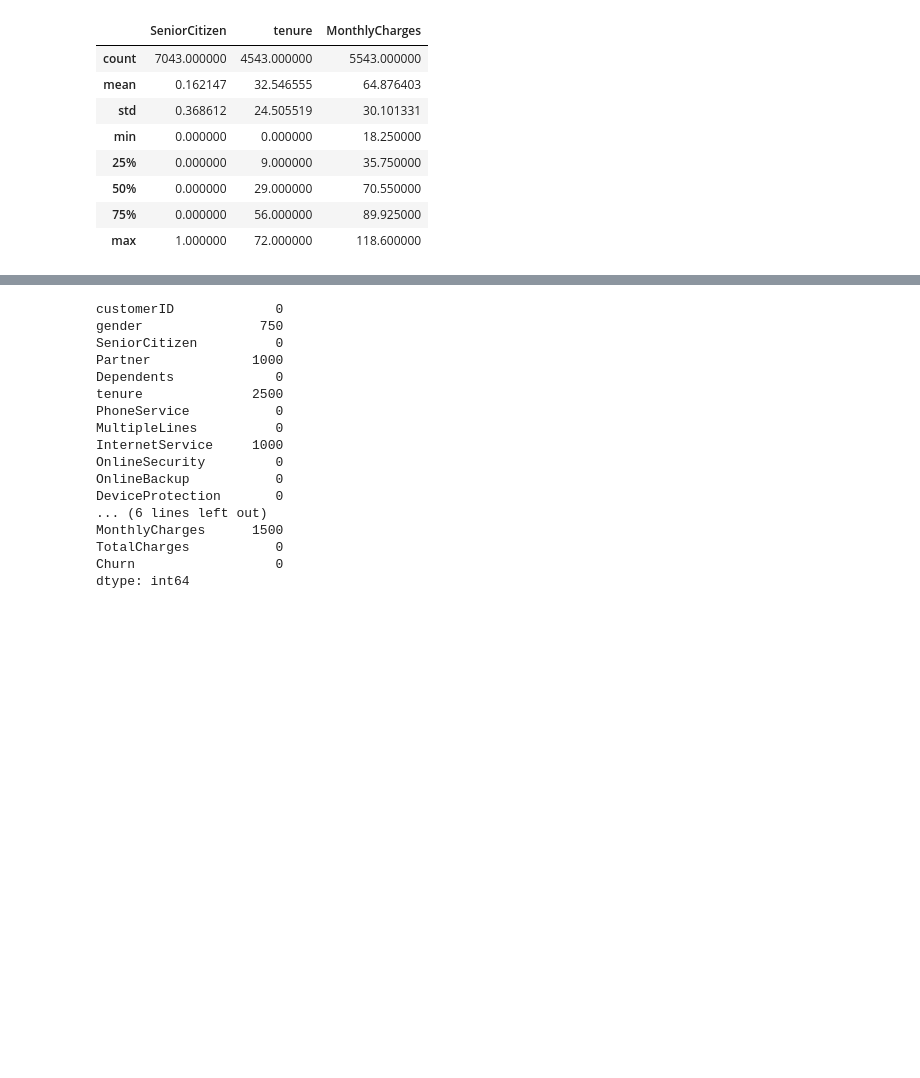
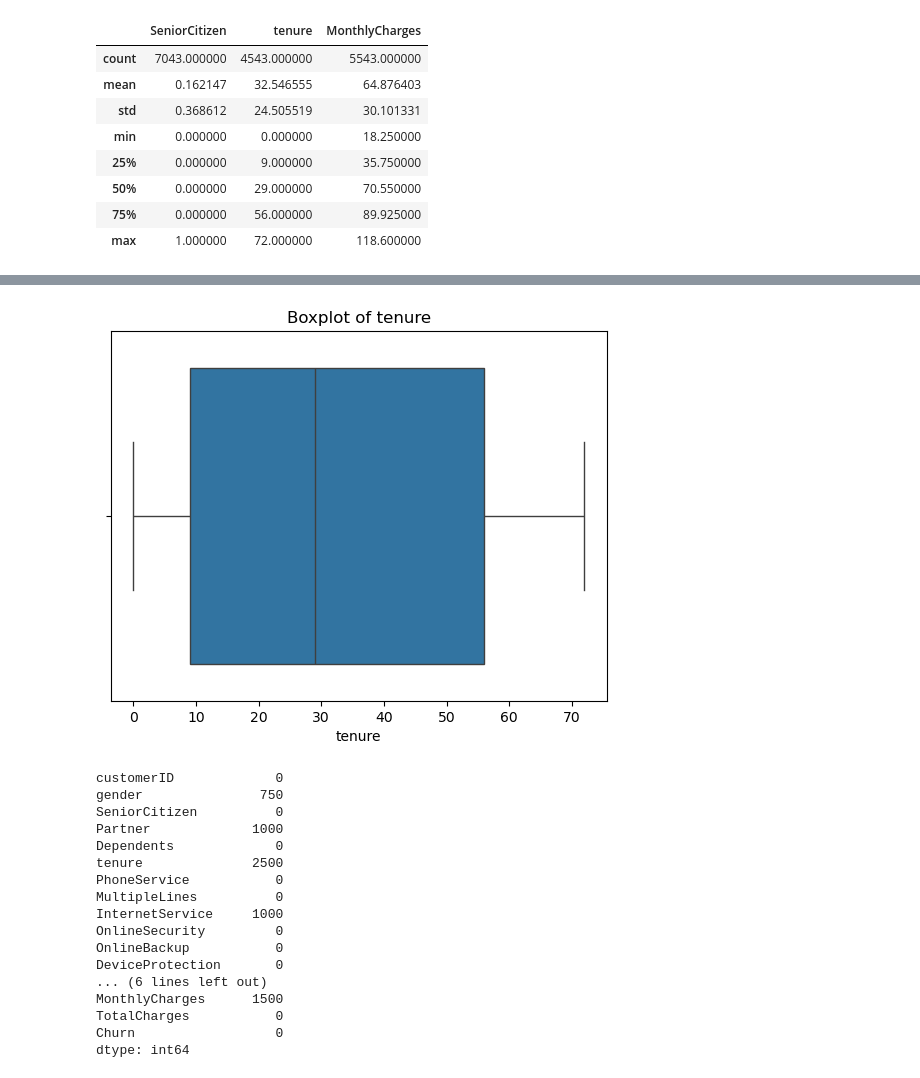
Before and after one commit to coolmich0904/YOUTUBE_CHURN_PRICE_RISK, a Jupyter notebook: notebooks/01_Proxy_Validation.ipynb, the cells around one changed output, grey strips where cells are left out. Cells and saved outputs as stored; diff of their text form; code cells hidden in the pictures; blank space fills up the shorter version.

```diff
--- a/notebooks/01_Proxy_Validation.ipynb
+++ b/notebooks/01_Proxy_Validation.ipynb
@@ -54,3 +63,10 @@ df.describe()
+# %%
+# Verifying tenure anomalies
+sns.boxplot(x=df['tenure'])
+plt.title('Boxplot of tenure')
+plt.show()
+# %% [output]
+[figure, added]
 # %%
 df.isnull().sum()
 # %% [output]
```
Also changed, not shown: parts of 2 cells of this notebook, 1 other file.
